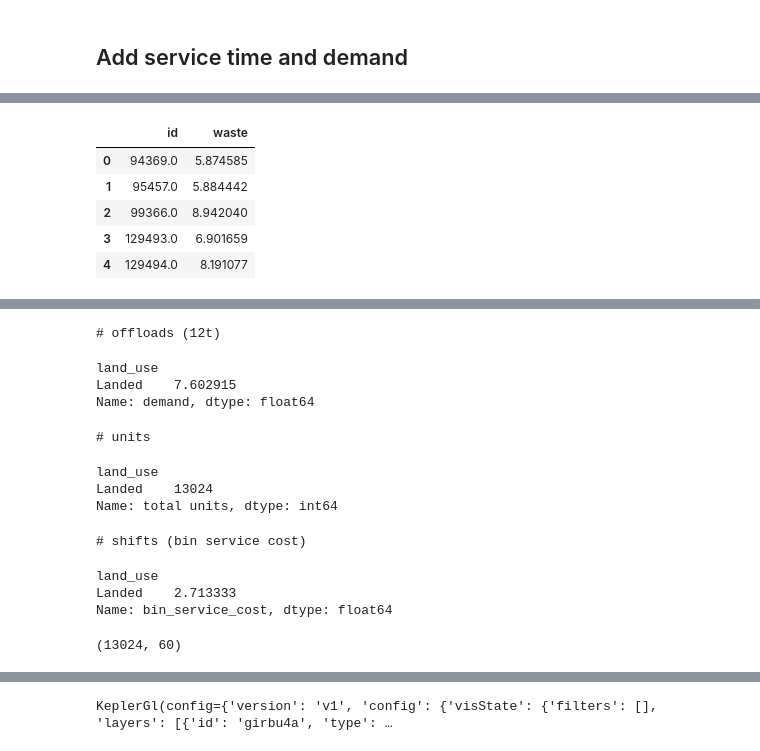
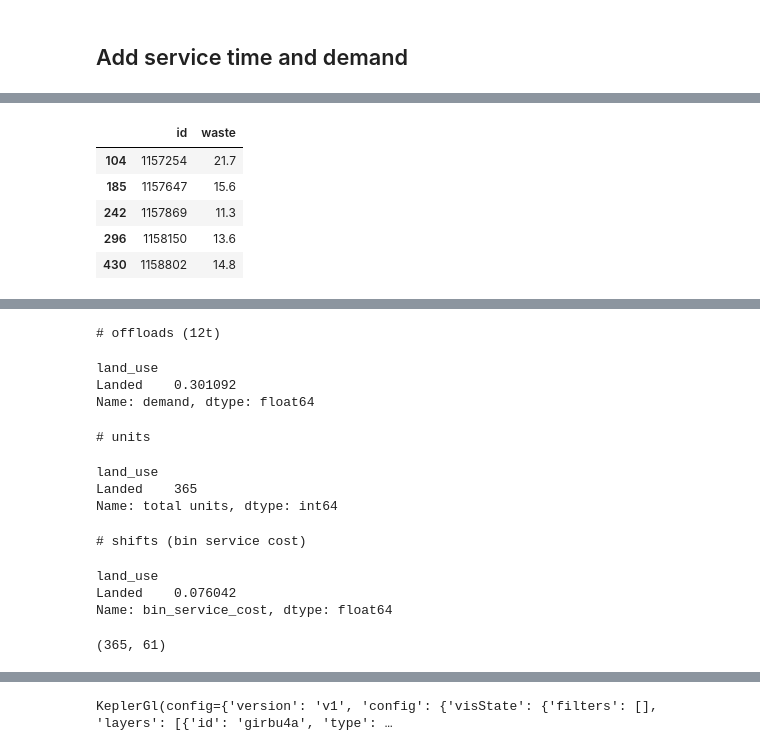
Before and after one commit to WasteLabs/project_rdi_cpt, a Jupyter notebook: notebooks/11_ejwillemse_household_waste_routing_scenario_test.ipynb, the cells around one changed output, grey strips where cells are left out. Saved outputs shown, nothing was run; the diff lists cells and outputs as text; code cells hidden in the pictures.

```diff
--- a/notebooks/11_ejwillemse_household_waste_routing_scenario_test.ipynb
+++ b/notebooks/11_ejwillemse_household_waste_routing_scenario_test.ipynb
@@ -107,0 +111,16 @@ Pandas doesn't allow columns to be created via a new attribute name - see https:
+# %%
+partition_index = 2
+# %%
+%reload_kedro
+df_lat_lon_match = catalog.load("lat_lon_key_network_match")
+df_producer_geo = catalog.load("syn_pop_scenarios_local")
+keys = list(df_producer_geo)[partition_index]
+df_producer_geo = df_producer_geo[keys]()
+df_producer_geo["lat_lon_id"] = (
+    df_producer_geo[["parcelLat", "parcelLon"]]
+    .round(8)
+    .astype(str)
+    .agg("-".join, axis=1)
+)
+df_producer_geo = df_producer_geo.merge(df_lat_lon_match, left_on="lat_lon_id", right_on="lat_lon_id")
+df_producer_geo.shape
@@ -108,9 +135,8 @@ Pandas doesn't allow columns to be created via a new attribute name - see https:
 # %%
-%reload_kedro
-df_producer_geo = catalog.load("population_sample_network_match")
 df_producer_geo = df_producer_geo.merge(
     test_network[["arc_id", "geom_id", "geom_id_inv", "geom_id_order", "arc_index"]],
     validate="m:1",
 )
 df_producer_geo["land_use"] = df_producer_geo["mainDwellingType"].fillna("nan")
+df_producer_geo.shape
 # %% [output]
@@ -122,9 +144,11 @@ df_producer_geo["land_use"] = df_producer_geo["mainDwellingType"].fillna("nan")
 # %% [markdown]
 ## Add service time and demand
 # %%
-df_producer_geo_waste = catalog.load("waste_demand_estimate")
+df_producer_geo_waste = catalog.load("waste_gen_scenarios_local")[keys]()
 df_producer_geo_waste = df_producer_geo_waste.loc[df_producer_geo_waste["id"] != 0.01]
+df_producer_geo_waste = df_producer_geo_waste.loc[df_producer_geo_waste["id"].isin(df_producer_geo["id"])]
 df_producer_geo_waste.head()
+df_producer_geo_waste.shape
 routing_parameters = catalog.load(
     "routing_parameters"
 )  # pd.read_excel('../routing_parameters/refuse_parameters.xlsx', sheet_name = 'Refuse_P1')
@@ -134,6 +158,6 @@ routing_parameters.fillna(0, inplace=True)
 |  | id | waste |
-| 0 | 94369.0 | 5.874585 |
-| 1 | 95457.0 | 5.884442 |
-| 2 | 99366.0 | 8.942040 |
-| 3 | 129493.0 | 6.901659 |
-| 4 | 129494.0 | 8.191077 |
+| 104 | 1157254 | 21.7 |
+| 185 | 1157647 | 15.6 |
+| 242 | 1157869 | 11.3 |
+| 296 | 1158150 | 13.6 |
+| 430 | 1158802 | 14.8 |
@@ -167,17 +192,17 @@ df_producer_geo.shape
 # %% [output]
 # offloads (12t)
 land_use
-Landed    7.602915
+Landed    0.301092
 Name: demand, dtype: float64
 # units
 land_use
-Landed    13024
+Landed    365
 Name: total units, dtype: int64
 # shifts (bin service cost)
 land_use
-Landed    2.713333
+Landed    0.076042
 Name: bin_service_cost, dtype: float64
-(13024, 60)
+(365, 61)
 # %%
 m1 = Kepler(
     data={"Producers": df_producer_geo.drop(columns="geometry")},
```
Also changed, not shown: parts of 27 cells of this notebook, 3 other files.
